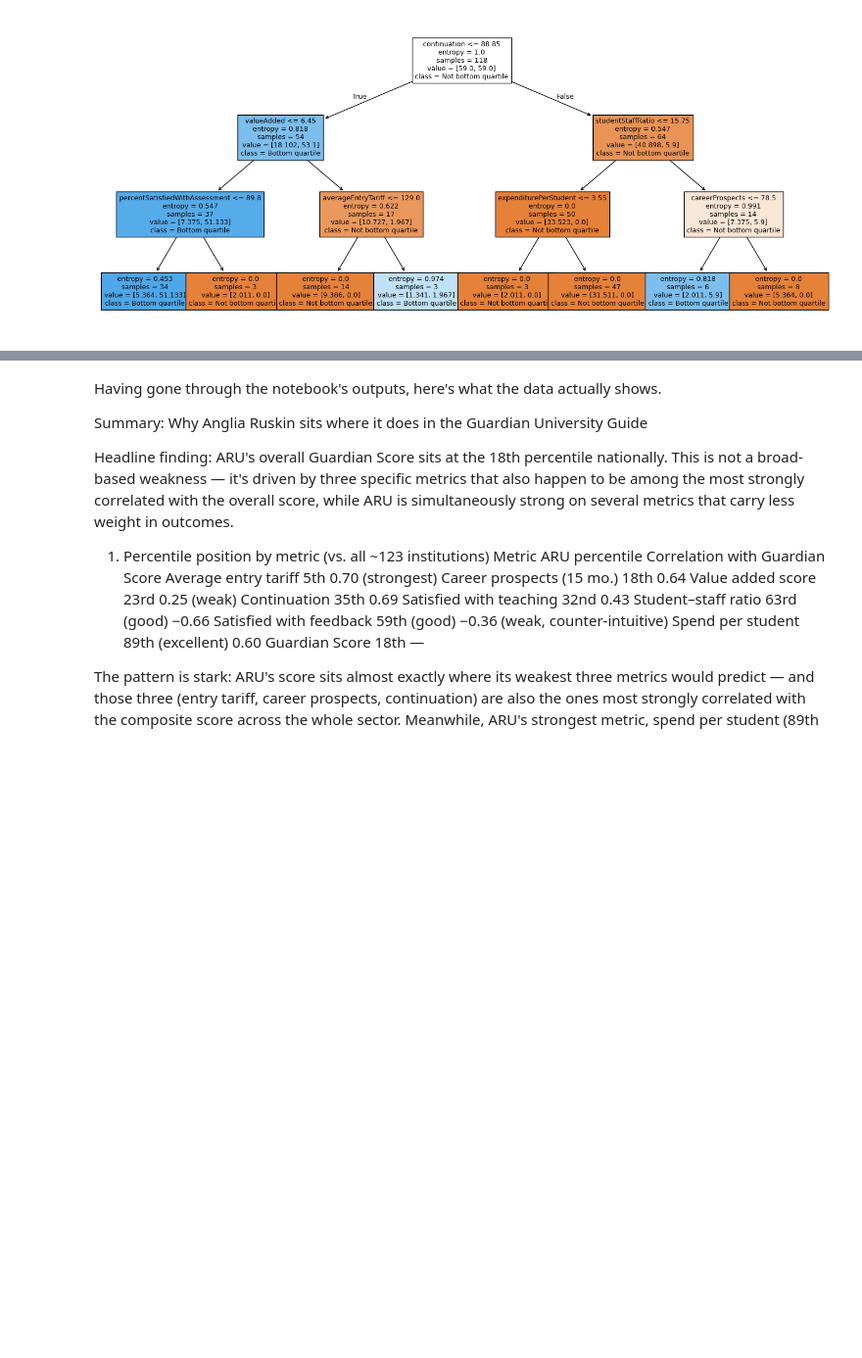
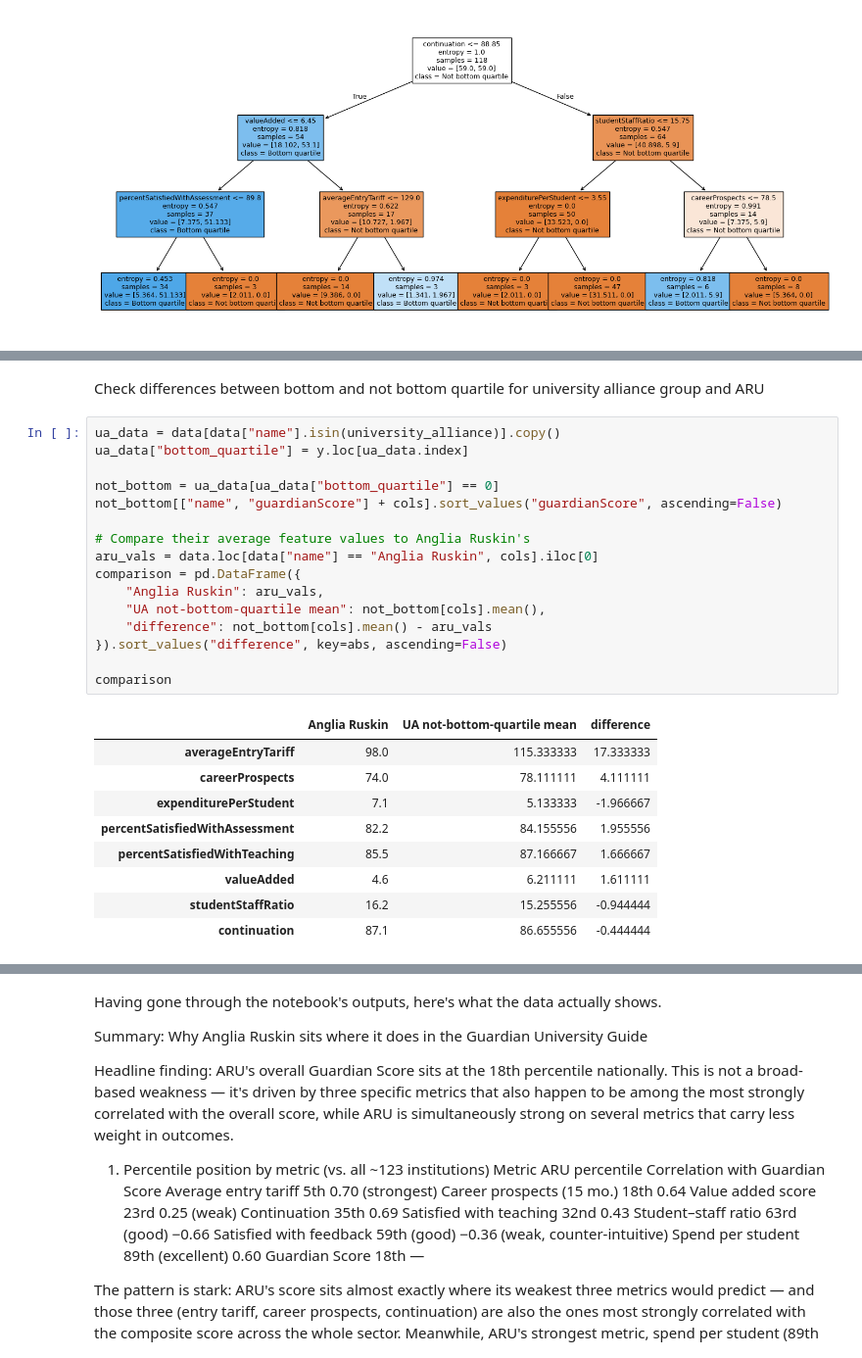
Before and after one commit to mjduarterosa/guardian-univ-ranking, a Jupyter notebook: explore_ranking.ipynb, the cells around one changed output, grey strips where cells are left out. Shown at 98% size. Drawn from its saved outputs; the diff is of its cells as text; blank space fills up the shorter version.

```diff
--- a/explore_ranking.ipynb
+++ b/explore_ranking.ipynb
@@ -804,0 +847,28 @@ Best params: {'criterion': 'entropy', 'max_depth': 3, 'min_samples_leaf': 3}
+# %% [markdown]
+Check differences between bottom and not bottom quartile for university alliance group and ARU
+# %%
+ua_data = data[data["name"].isin(university_alliance)].copy()
+ua_data["bottom_quartile"] = y.loc[ua_data.index]
+
+not_bottom = ua_data[ua_data["bottom_quartile"] == 0]
+not_bottom[["name", "guardianScore"] + cols].sort_values("guardianScore", ascending=False)
+
+# Compare their average feature values to Anglia Ruskin's
+aru_vals = data.loc[data["name"] == "Anglia Ruskin", cols].iloc[0]
+comparison = pd.DataFrame({
+    "Anglia Ruskin": aru_vals,
+    "UA not-bottom-quartile mean": not_bottom[cols].mean(),
+    "difference": not_bottom[cols].mean() - aru_vals
+}).sort_values("difference", key=abs, ascending=False)
+
+comparison
+# %% [output]
+|  | Anglia Ruskin | UA not-bottom-quartile mean | difference |
+| averageEntryTariff | 98.0 | 115.333333 | 17.333333 |
+| careerProspects | 74.0 | 78.111111 | 4.111111 |
+| expenditurePerStudent | 7.1 | 5.133333 | -1.966667 |
+| percentSatisfiedWithAssessment | 82.2 | 84.155556 | 1.955556 |
+| percentSatisfiedWithTeaching | 85.5 | 87.166667 | 1.666667 |
+| valueAdded | 4.6 | 6.211111 | 1.611111 |
+| studentStaffRatio | 16.2 | 15.255556 | -0.944444 |
+| continuation | 87.1 | 86.655556 | -0.444444 |
```
Also changed, not shown: parts of 5 cells of this notebook.
